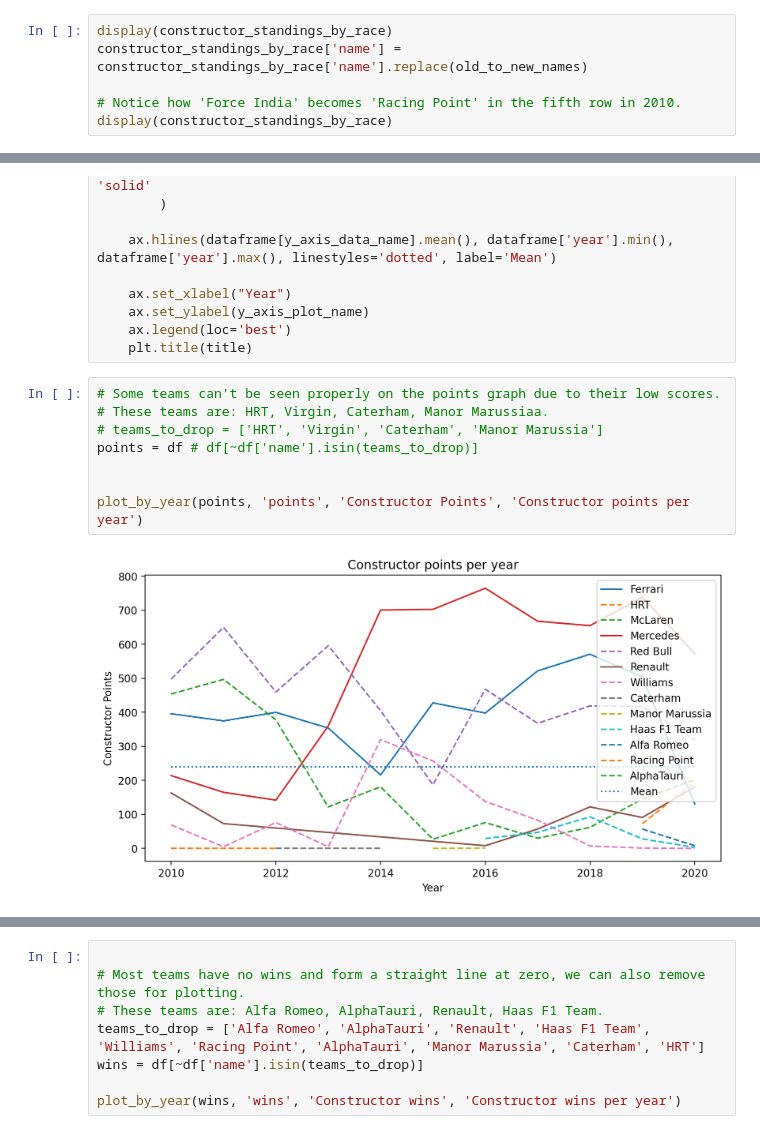
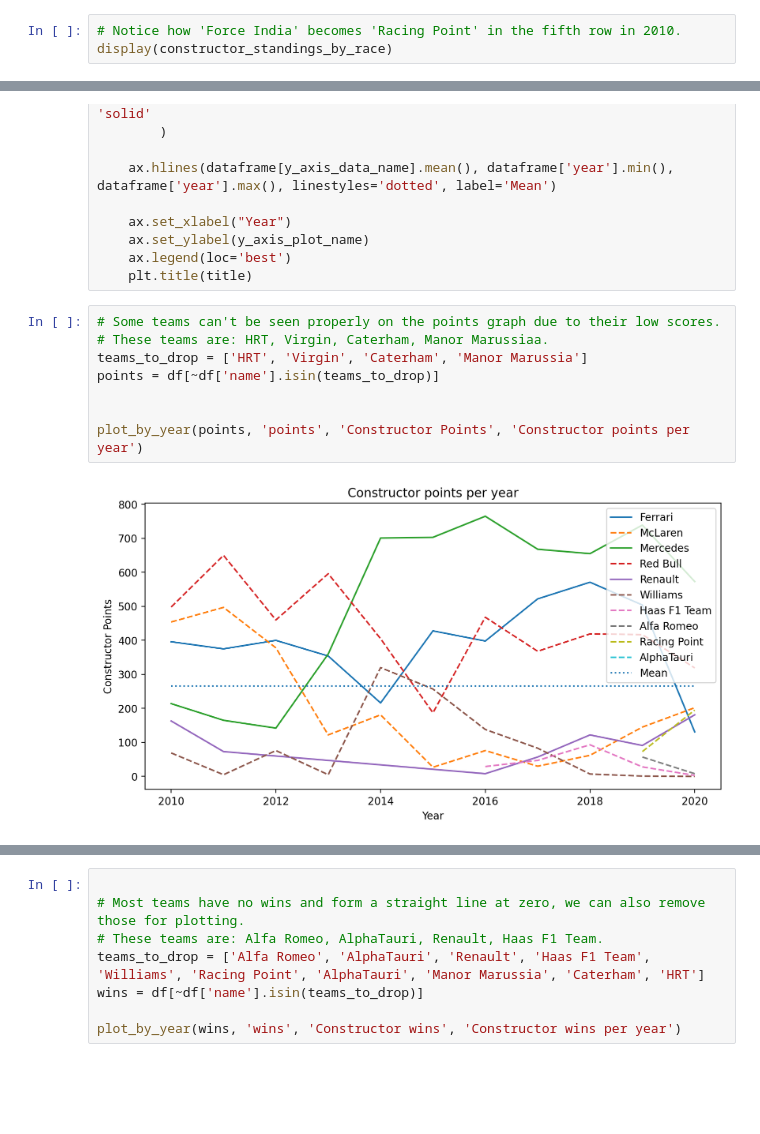
Before and after one commit to MohamedElhadidy0019/Formula_One_Data_Analysis, a Jupyter notebook: engine_manufacturer_effect.ipynb, the cells around one changed output, grey strips where cells are left out. Drawn from its saved outputs; the diff is of its cells as text; blank space fills up the shorter version.

```diff
--- a/engine_manufacturer_effect.ipynb
+++ b/engine_manufacturer_effect.ipynb
@@ -68,9 +69,6 @@ display(constructor_standings_by_race[constructor_standings_by_race['raceId'] ==
 | 6 | 337 | 2010 | 4.0 | 0.0 | 0.0 | 8 | Cosworth | Renault |
 | 7 | 337 | 2010 | 164.0 | 0.0 | 0.0 | 9 | Cosworth | HRT |
 # %%
-display(constructor_standings_by_race)
-constructor_standings_by_race['name'] = constructor_standings_by_race['name'].replace(old_to_new_names)
-
 # Notice how 'Force India' becomes 'Racing Point' in the fifth row in 2010.
 display(constructor_standings_by_race)
 # %% [output]
@@ -217,10 +202,10 @@ def plot_by_year(dataframe, y_axis_data_name, y_axis_plot_name, title):
 # %%
 # Some teams can't be seen properly on the points graph due to their low scores.
 # These teams are: HRT, Virgin, Caterham, Manor Marussiaa.
-# teams_to_drop = ['HRT', 'Virgin', 'Caterham', 'Manor Marussia']
-points = df # df[~df['name'].isin(teams_to_drop)]
+teams_to_drop = ['HRT', 'Virgin', 'Caterham', 'Manor Marussia']
+points = df[~df['name'].isin(teams_to_drop)]
 
 
 plot_by_year(points, 'points', 'Constructor Points', 'Constructor points per year')
 # %% [output]
-[figure, old version]
+[figure, new version]
```
Also changed, not shown: parts of 6 cells of this notebook, 3 other files.
